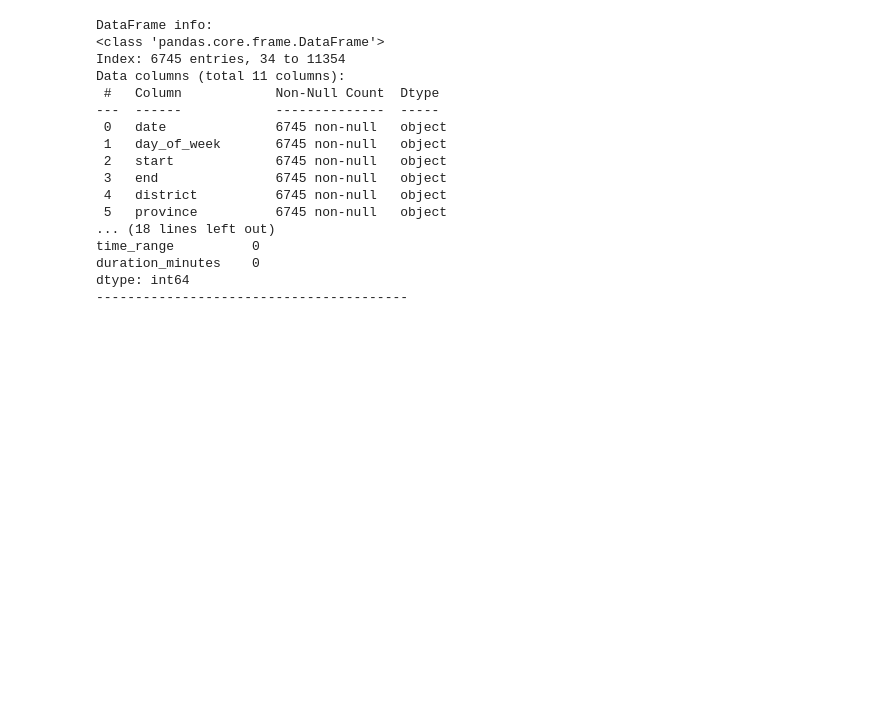
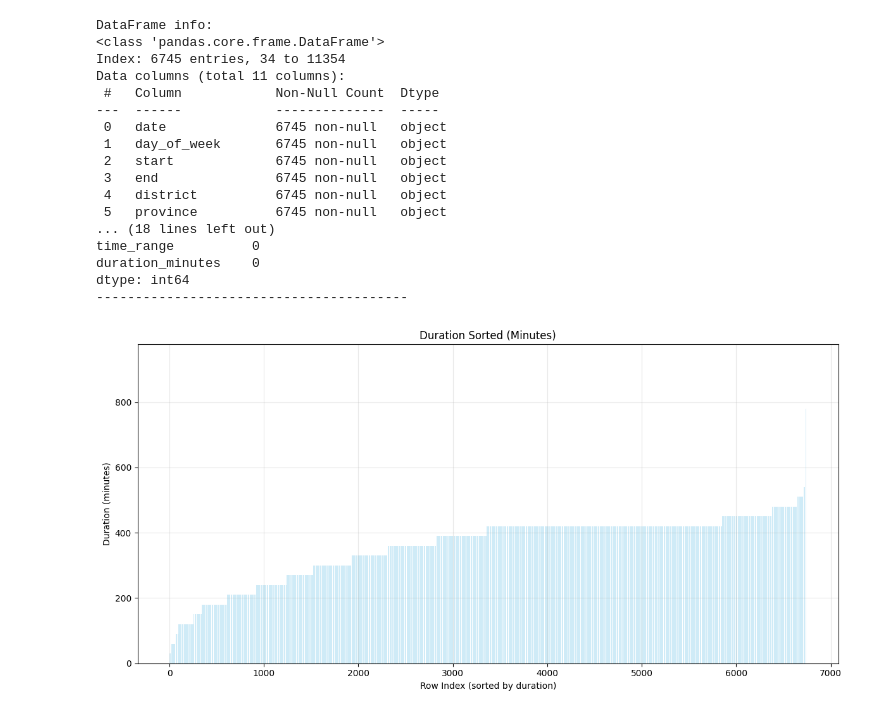
Before and after one commit to ParinthornThammarux/2110403-DSDE-M150-Lover, a Jupyter notebook: clean_data/clean_data_scarping.ipynb, the cells around one changed output. Saved outputs shown, nothing was run; the diff lists cells and outputs as text; code cells hidden in the pictures; blank space fills up the shorter version.

Commit message:
add visualize data in clean scraping data

```diff
--- a/clean_data/clean_data_scarping.ipynb
+++ b/clean_data/clean_data_scarping.ipynb
@@ -233,3 +233,49 @@ dtype: int64
 # %%
 # load .csv
 df.to_csv("clean_scraping_data.csv", index=False, encoding="utf-8-sig")
+# %%
+import pandas as pd
+import matplotlib.pyplot as plt
+
+# -------------------------------
+# Helper to convert HH:MM to minutes
+# -------------------------------
+def time_to_minutes(t):
+    h, m = map(int, t.split(":"))
+    return h * 60 + m
+
+# -------------------------------
+# Load CSV
+# -------------------------------
+df = pd.read_csv("clean_scraping_data.csv")
+
+# Convert to minutes
+df["start_minutes"] = df["start"].apply(time_to_minutes)
+df["end_minutes"]   = df["end"].apply(time_to_minutes)
+
+# Duration (minutes)
+df["duration"] = df["end_minutes"] - df["start_minutes"]
+
+# -------------------------------
+# SORT by duration (ascending)
+# -------------------------------
+df = df.sort_values("duration", ascending=True).reset_index(drop=True)
+
+# New x-axis after sorting
+x = range(len(df))
+
+# -------------------------------
+# Plot duration
+# -------------------------------
+plt.figure(figsize=(12, 6))
+plt.bar(x, df["duration"], alpha=0.4, color="skyblue")
+
+plt.title("Duration Sorted (Minutes)")
+plt.xlabel("Row Index (sorted by duration)")
+plt.ylabel("Duration (minutes)")
+
+plt.grid(alpha=0.3)
+plt.tight_layout()
+plt.show()
+# %% [output]
+[figure, added]
```
Also changed, not shown: parts of 2 cells of this notebook.
